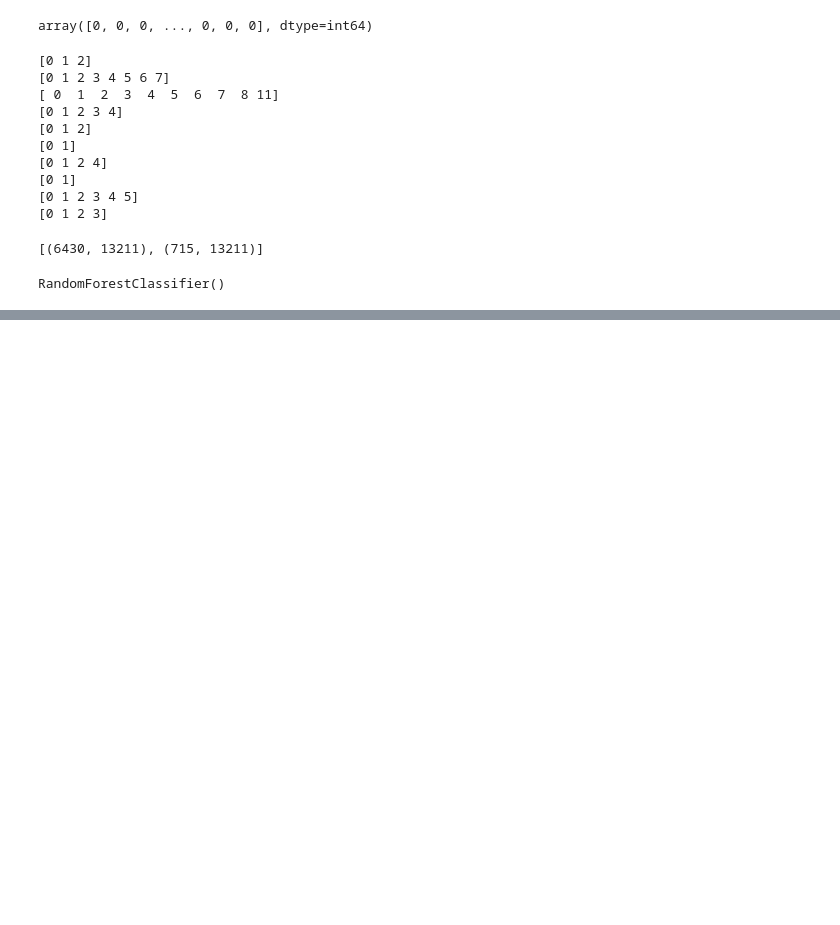
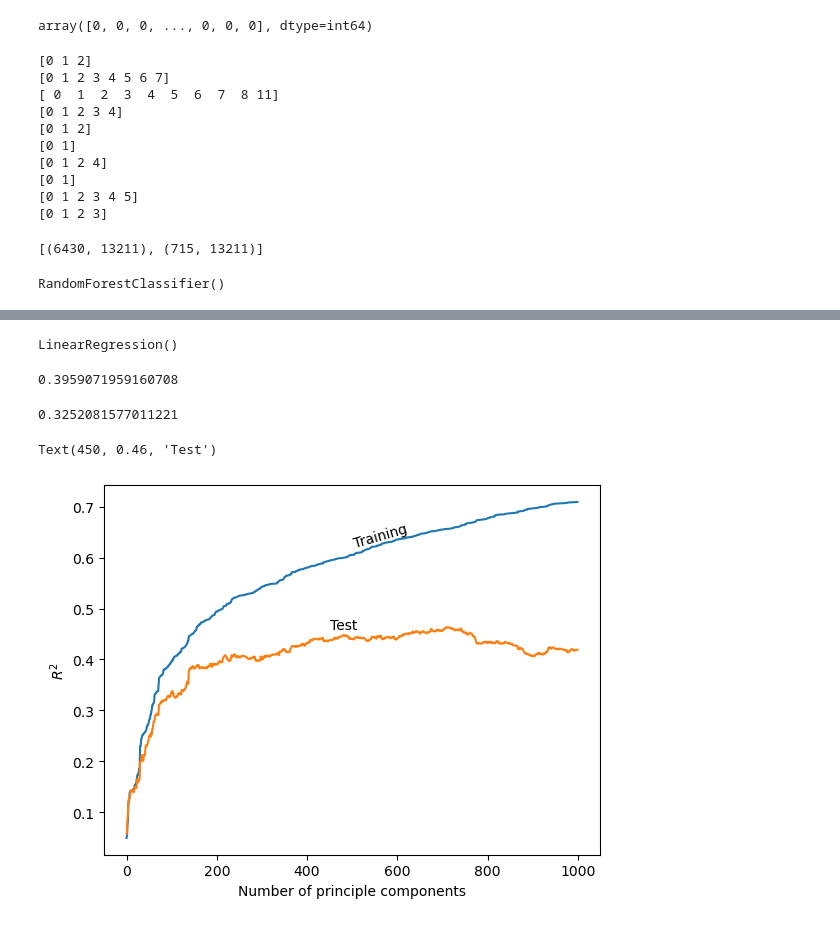
Before and after one commit to michael-k-goff/SentimentAnalysis, a Jupyter notebook: SentimentAnalysis.ipynb, the cells around one changed output, grey strips where cells are left out. Cells and saved outputs as stored; diff of their text form; code cells hidden in the pictures; blank space fills up the shorter version.

Commit message:
Regression analysis

```diff
--- a/SentimentAnalysis.ipynb
+++ b/SentimentAnalysis.ipynb
@@ -254,0 +339,6 @@ array([[339,   0,  68],
+# %%
+# Linear model with the results of the PCA
+regr = linear_model.LinearRegression()
+regr.fit(x_train_transform,y)
+# %% [output]
+LinearRegression()
@@ -254,0 +347,36 @@ array([[339,   0,  68],
+# %%
+y_pred = regr.predict(x_train_transform)
+r2_score(y,y_pred)
+# %% [output]
+0.3959071959160708
+# %%
+y_pred_test = regr.predict(x_test_transform)
+r2_score(y_test, y_pred_test)
+# %% [output]
+0.3252081577011221
+# %%
+results_train = []
+results_test = []
+
+pca1000 = PCA(n_components=1000)
+pca1000.fit(x)
+x_train_transform = pca1000.transform(x)
+x_test_transform = pca1000.transform(x_test)
+
+for i in range(1,1001):
+    regr = linear_model.LinearRegression()
+    regr.fit(x_train_transform[:,:i],y)
+    y_pred = regr.predict(x_train_transform[:,:i])
+    results_train.append(r2_score(y,y_pred))
+    y_pred_test = regr.predict(x_test_transform[:,:i])
+    results_test.append(r2_score(y_test, y_pred_test))
+# %%
+plt.plot(results_train)
+plt.plot(results_test)
+plt.xlabel("Number of principle components")
+plt.ylabel("$R^2$")
+plt.annotate(xy=(500,0.62),text="Training",rotation=16)
+plt.annotate(xy=(450,0.46),text="Test",rotation=0)
+# %% [output]
+Text(450, 0.46, 'Test')
+[figure, added]
```
Also changed, not shown: parts of 25 cells of this notebook, 3 other files.
